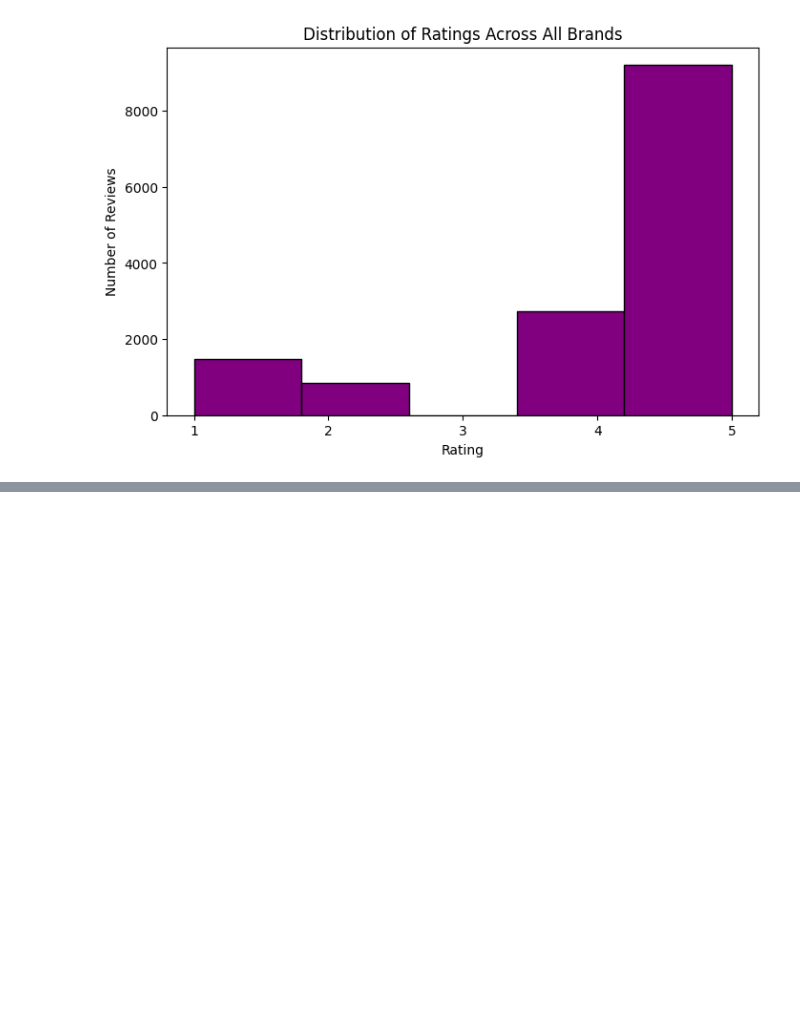
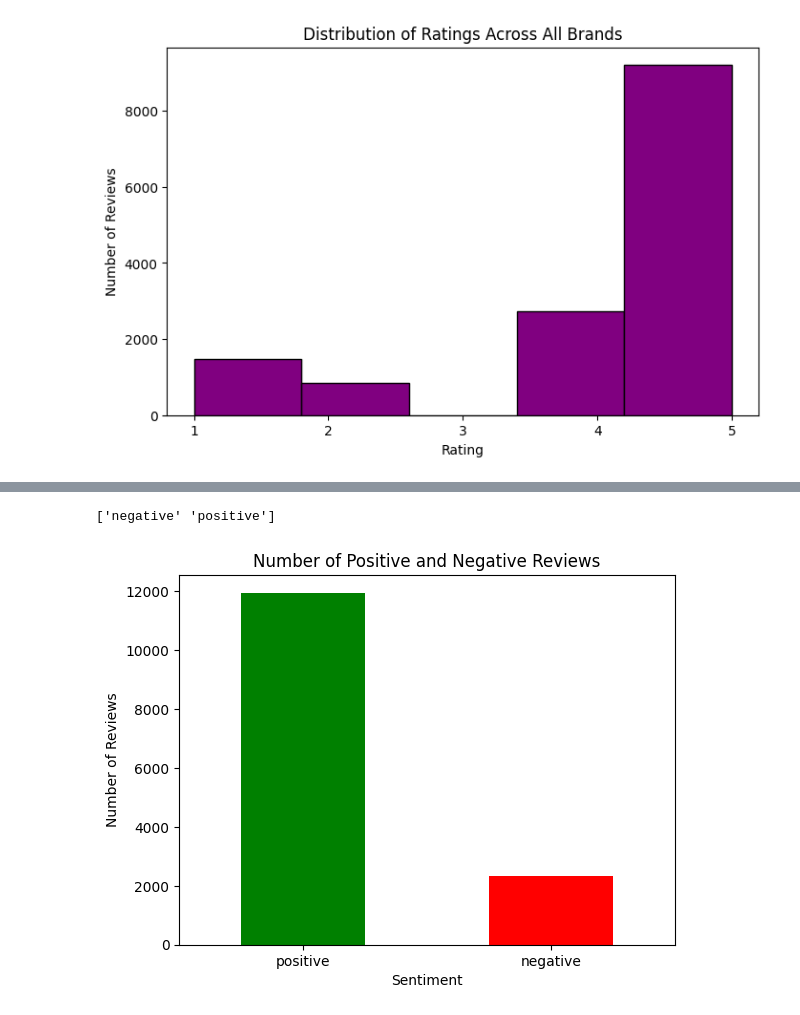
Before and after one commit to noraishmael/Final-Project, a Jupyter notebook: Final Project.ipynb, the cells around one changed output, grey strips where cells are left out. Drawn from its saved outputs; the diff is of its cells as text; code cells hidden in the pictures; blank space fills up the shorter version.

```diff
--- a/Final Project.ipynb
+++ b/Final Project.ipynb
@@ -124,0 +142,20 @@ plt.show()
+# %%
+ # Show all unique values
+print(df["tonality"].unique())
+# %% [output]
+['negative' 'positive']
+# %%
+#EDA ON SENTIMENT
+
+# Count the number of Positive and Negative reviews
+sentiment_counts = df["tonality"].value_counts()
+
+# Make a simple bar chart
+sentiment_counts.plot(kind="bar", color=["green", "red"])
+plt.title("Number of Positive and Negative Reviews")
+plt.xlabel("Sentiment")
+plt.ylabel("Number of Reviews")
+plt.xticks(rotation=0)
+plt.show()
+# %% [output]
+[figure, added]
```
Also changed, not shown: parts of 2 cells of this notebook, 1 other file.
